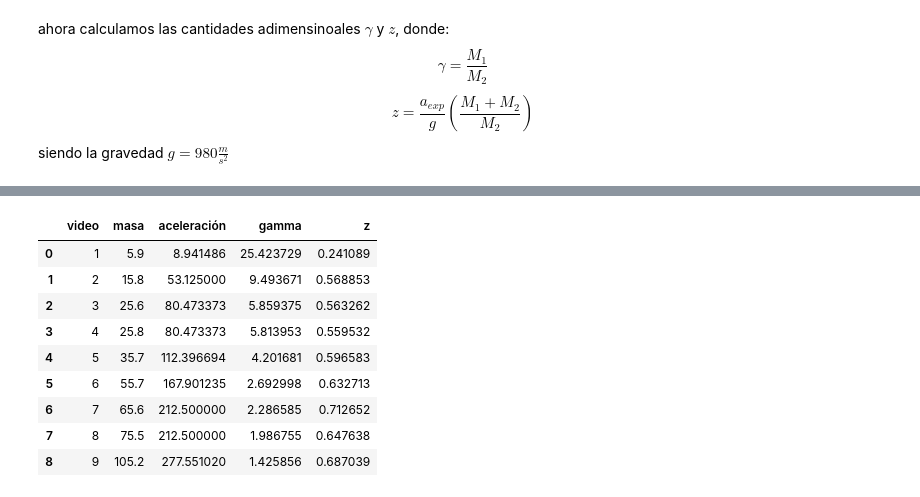
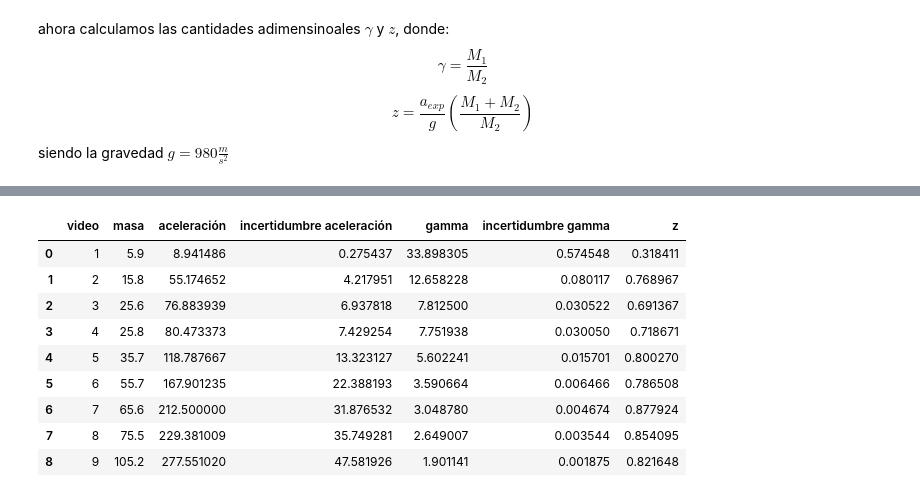
Before and after one commit to Juaan00/Laboratorios_mecanica_FEM, a Jupyter notebook: carrito_con_masa/carro.ipynb, the cells around one changed output, grey strips where cells are left out. Saved outputs shown, nothing was run; the diff lists cells and outputs as text; code cells hidden in the pictures.

```diff
--- a/carrito_con_masa/carro.ipynb
+++ b/carrito_con_masa/carro.ipynb
@@ -107,7 +153,7 @@ $$
 siendo la gravedad $g=980\frac{m}{s^2}$
 # %%
 def gamma(masa):
-    return 150/masa
+    return 200/masa
 
 def z(aceleracion,masa):
-    return (aceleracion/980)*((150+masa)/masa)
+    return (aceleracion/980)*((200+masa)/masa)
@@ -113,0 +172,8 @@ def z(aceleracion,masa):
+# %%
+masa_carro = 200
+def incertidumbre_gamma(masa1,masa2,s_3):
+    def parcial_m1(masa1):
+        return 1/masa1
+    def parcial_m2(masa1,masa2):
+        return -masa1/(masa2**2)
+    return np.sqrt((parcial_m1(masa1)*s_3)**2 + (parcial_m2(masa1,masa2)*s_3)**2)
@@ -122,6 +191,16 @@ aceleracion_7 = aceleracion(media_x,t_7)
 aceleracion_8 = aceleracion(media_x,t_8)
 aceleracion_9 = aceleracion(media_x,t_9)
 
+incertidumbre_ac_1 = incertidumbre_acc(media_x,t_1,sigma_1,sigma_2)
+incertidumbre_ac_2 = incertidumbre_acc(media_x,t_2,sigma_1,sigma_2)
+incertidumbre_ac_3 = incertidumbre_acc(media_x,t_3,sigma_1,sigma_2)
+incertidumbre_ac_4 = incertidumbre_acc(media_x,t_4,sigma_1,sigma_2)
+incertidumbre_ac_5 = incertidumbre_acc(media_x,t_5,sigma_1,sigma_2)
+incertidumbre_ac_6 = incertidumbre_acc(media_x,t_6,sigma_1,sigma_2)
+incertidumbre_ac_7 = incertidumbre_acc(media_x,t_7,sigma_1,sigma_2)
+incertidumbre_ac_8 = incertidumbre_acc(media_x,t_8,sigma_1,sigma_2)
+incertidumbre_ac_9 = incertidumbre_acc(media_x,t_9,sigma_1,sigma_2)
+
 gamma_1 = gamma(masas[0])
 gamma_2 = gamma(masas[1])
 gamma_3 = gamma(masas[2])
@@ -132,6 +211,16 @@ gamma_7 = gamma(masas[6])
 gamma_8 = gamma(masas[7])
 gamma_9 = gamma(masas[8])
 
+incertidumbre_gamma_1 = incertidumbre_gamma(masa_carro,masas[0],sigma_3)
+incertidumbre_gamma_2 = incertidumbre_gamma(masa_carro,masas[1],sigma_3)
+incertidumbre_gamma_3 = incertidumbre_gamma(masa_carro,masas[2],sigma_3)
+incertidumbre_gamma_4 = incertidumbre_gamma(masa_carro,masas[3],sigma_3)
+incertidumbre_gamma_5 = incertidumbre_gamma(masa_carro,masas[4],sigma_3)
+incertidumbre_gamma_6 = incertidumbre_gamma(masa_carro,masas[5],sigma_3)
+incertidumbre_gamma_7 = incertidumbre_gamma(masa_carro,masas[6],sigma_3)
+incertidumbre_gamma_8 = incertidumbre_gamma(masa_carro,masas[7],sigma_3)
+incertidumbre_gamma_9 = incertidumbre_gamma(masa_carro,masas[8],sigma_3)
+
 z_1 = z(aceleracion_1,masas[0])
 z_2 = z(aceleracion_2,masas[1])
 z_3 = z(aceleracion_3,masas[2])
@@ -144,20 +233,22 @@ z_9 = z(aceleracion_9,masas[8])
 # %%
 tabla_2 = pd.DataFrame({'video': [1,2,3,4,5,6,7,8,9] , 'masa': [masas[0],masas[1],masas[2],masas[3],masas[4],masas[5],masas[6],masas[7],masas[8]],
                         'aceleración': [aceleracion_1,aceleracion_2, aceleracion_3, aceleracion_4, aceleracion_5, aceleracion_6, aceleracion_7, aceleracion_8, aceleracion_9],
+                        'incertidumbre aceleración': [incertidumbre_ac_1,incertidumbre_ac_2, incertidumbre_ac_3, incertidumbre_ac_4, incertidumbre_ac_5, incertidumbre_ac_6, incertidumbre_ac_7, incertidumbre_ac_8, incertidumbre_ac_9],
                         'gamma': [gamma_1, gamma_2, gamma_3, gamma_4, gamma_5, gamma_6, gamma_7, gamma_8, gamma_9],
+                        'incertidumbre gamma': [incertidumbre_gamma_1, incertidumbre_gamma_2, incertidumbre_gamma_3, incertidumbre_gamma_4, incertidumbre_gamma_5, incertidumbre_gamma_6, incertidumbre_gamma_7, incertidumbre_gamma_8, incertidumbre_gamma_9],
                         'z': [z_1, z_2, z_3, z_4, z_5, z_6, z_7, z_8, z_9]})
 tabla_2
 # %% [output]
-|  | video | masa | aceleración | gamma | z |
-| 0 | 1 | 5.9 | 8.941486 | 25.423729 | 0.241089 |
-| 1 | 2 | 15.8 | 53.125000 | 9.493671 | 0.568853 |
-| 2 | 3 | 25.6 | 80.473373 | 5.859375 | 0.563262 |
-| 3 | 4 | 25.8 | 80.473373 | 5.813953 | 0.559532 |
-| 4 | 5 | 35.7 | 112.396694 | 4.201681 | 0.596583 |
-| 5 | 6 | 55.7 | 167.901235 | 2.692998 | 0.632713 |
-| 6 | 7 | 65.6 | 212.500000 | 2.286585 | 0.712652 |
-| 7 | 8 | 75.5 | 212.500000 | 1.986755 | 0.647638 |
-| 8 | 9 | 105.2 | 277.551020 | 1.425856 | 0.687039 |
+|  | video | masa | aceleración | incertidumbre aceleración | gamma | incertidumbre gamma | z |
+| 0 | 1 | 5.9 | 8.941486 | 0.275437 | 33.898305 | 0.574548 | 0.318411 |
+| 1 | 2 | 15.8 | 55.174652 | 4.217951 | 12.658228 | 0.080117 | 0.768967 |
+| 2 | 3 | 25.6 | 76.883939 | 6.937818 | 7.812500 | 0.030522 | 0.691367 |
+| 3 | 4 | 25.8 | 80.473373 | 7.429254 | 7.751938 | 0.030050 | 0.718671 |
+| 4 | 5 | 35.7 | 118.787667 | 13.323127 | 5.602241 | 0.015701 | 0.800270 |
+| 5 | 6 | 55.7 | 167.901235 | 22.388193 | 3.590664 | 0.006466 | 0.786508 |
+| 6 | 7 | 65.6 | 212.500000 | 31.876532 | 3.048780 | 0.004674 | 0.877924 |
+| 7 | 8 | 75.5 | 229.381009 | 35.749281 | 2.649007 | 0.003544 | 0.854095 |
+| 8 | 9 | 105.2 | 277.551020 | 47.581926 | 1.901141 | 0.001875 | 0.821648 |
 # %%
 def func(s,a,b):
 	return a*s + b
```
Also changed, not shown: parts of 16 cells of this notebook, 2 other files.
